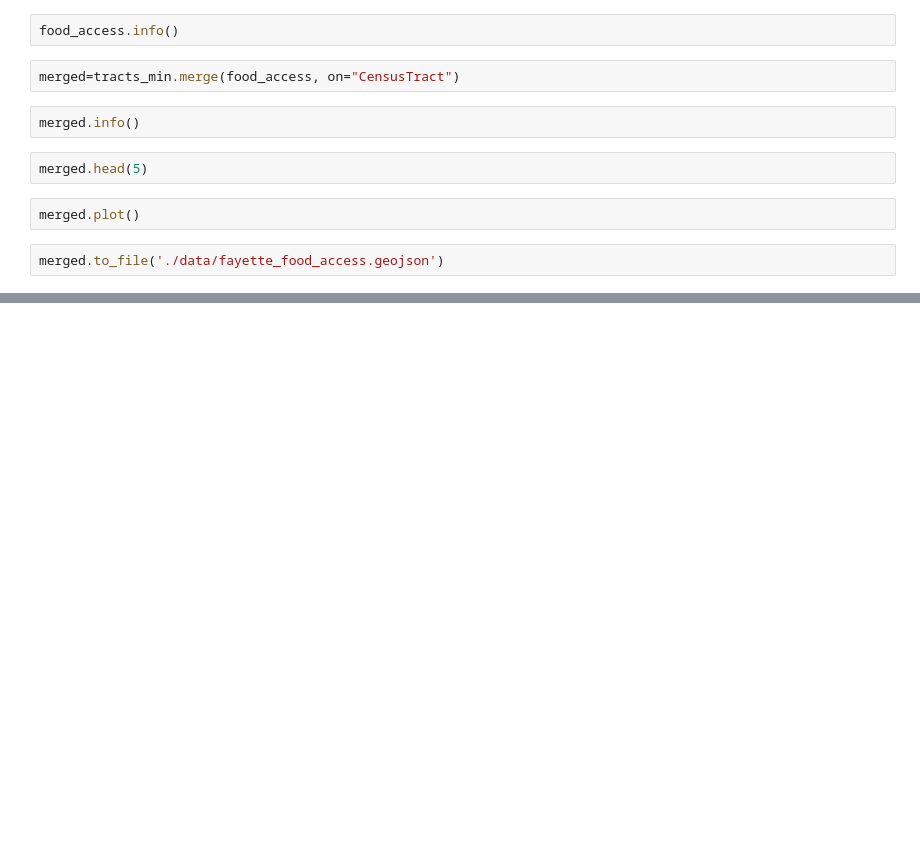
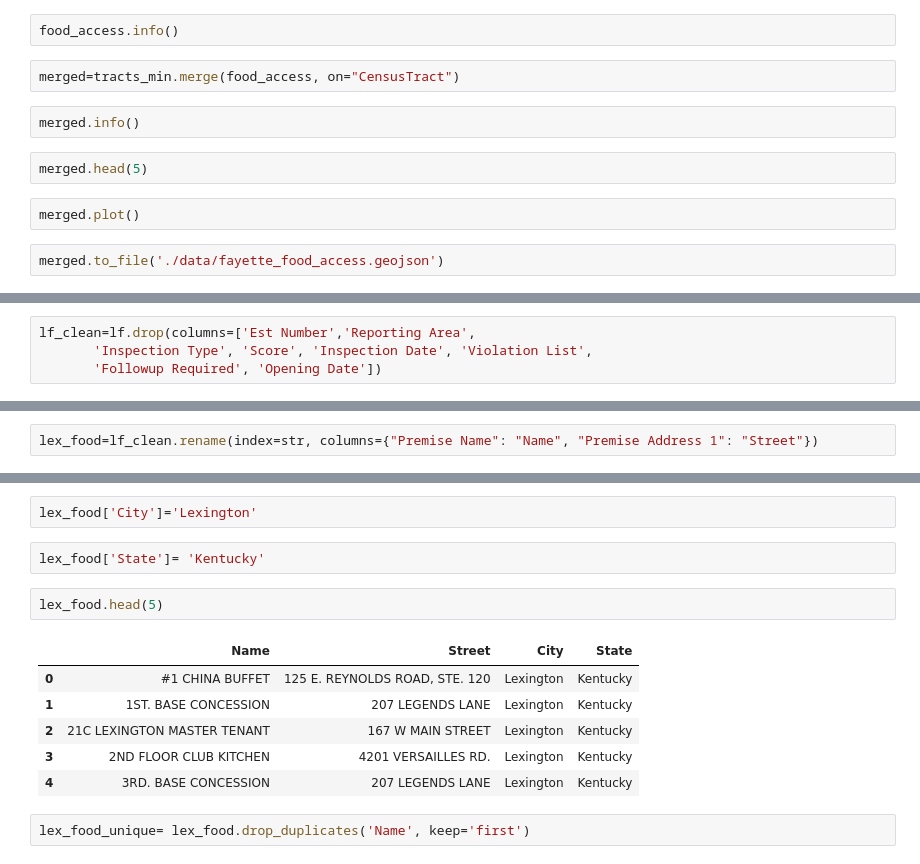
Before and after one commit to ljmoser83/lex-foodscape, a Jupyter notebook: DAPP.ipynb, the cells around one changed output, grey strips where cells are left out. Cells and saved outputs as stored; diff of their text form; blank space fills up the shorter version.

```diff
--- a/DAPP.ipynb
+++ b/DAPP.ipynb
@@ -225,0 +246,4 @@ merged.to_file('./data/fayette_food_access.geojson')
+# %%
+lf_clean=lf.drop(columns=['Est Number','Reporting Area',
+       'Inspection Type', 'Score', 'Inspection Date', 'Violation List',
+       'Followup Required', 'Opening Date'])
@@ -225,0 +259,2 @@ merged.to_file('./data/fayette_food_access.geojson')
+# %%
+lex_food=lf_clean.rename(index=str, columns={"Premise Name": "Name", "Premise Address 1": "Street"})
@@ -225,0 +278,15 @@ merged.to_file('./data/fayette_food_access.geojson')
+# %%
+lex_food['City']='Lexington'
+# %%
+lex_food['State']= 'Kentucky'
+# %%
+lex_food.head(5)
+# %% [output]
+|  | Name | Street | City | State |
+| 0 | #1 CHINA BUFFET | 125 E. REYNOLDS ROAD, STE. 120 | Lexington | Kentucky |
+| 1 | 1ST. BASE CONCESSION | 207 LEGENDS LANE | Lexington | Kentucky |
+| 2 | 21C LEXINGTON MASTER TENANT | 167 W MAIN STREET | Lexington | Kentucky |
+| 3 | 2ND FLOOR CLUB KITCHEN | 4201 VERSAILLES RD. | Lexington | Kentucky |
+| 4 | 3RD. BASE CONCESSION | 207 LEGENDS LANE | Lexington | Kentucky |
+# %%
+lex_food_unique= lex_food.drop_duplicates('Name', keep='first')
```
Also changed, not shown: parts of 10 cells of this notebook, 1 other file.
